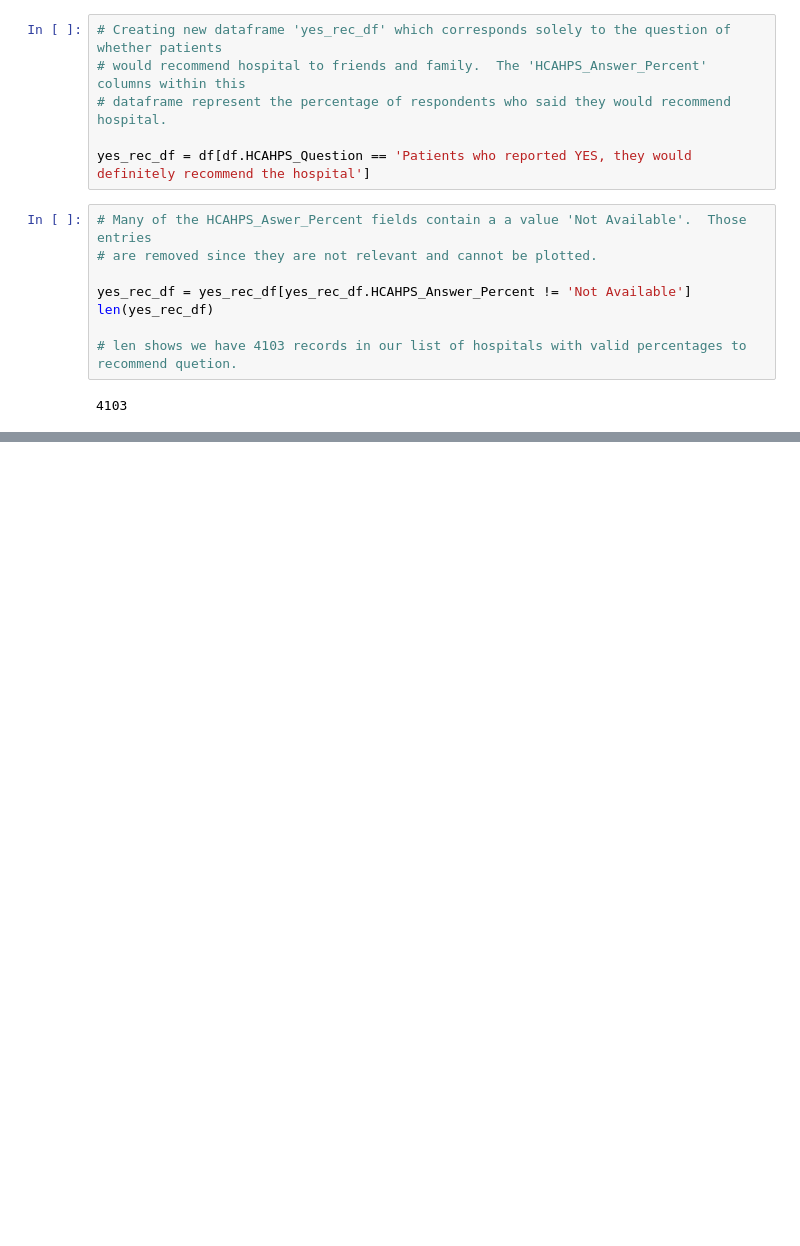
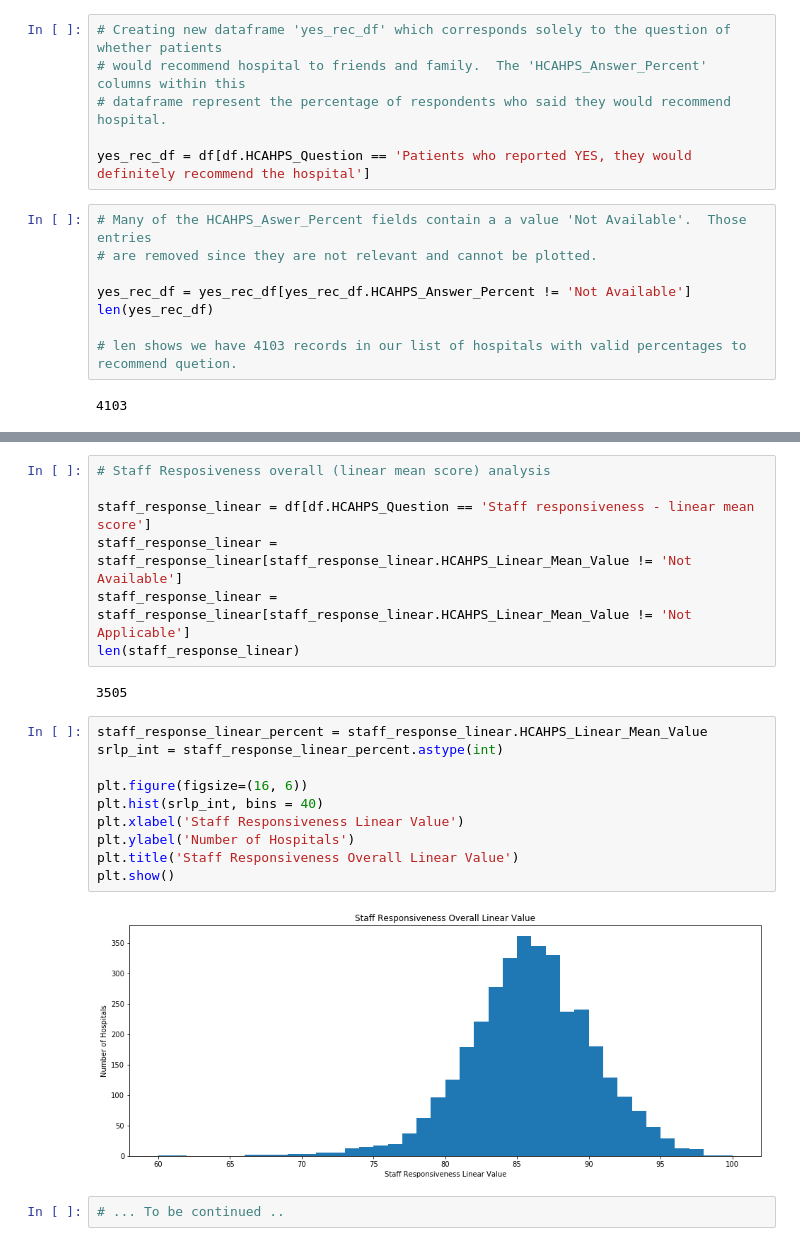
Before and after one commit to tapsmarty/Springboard, a Jupyter notebook: Hospital Patient Survey.ipynb, the cells around one changed output, grey strips where cells are left out. Cells and saved outputs as stored; diff of their text form; blank space fills up the shorter version.

```diff
--- a/Hospital Patient Survey.ipynb
+++ b/Hospital Patient Survey.ipynb
@@ -57,0 +151,23 @@ plt.show()
+# %%
+# Staff Resposiveness overall (linear mean score) analysis
+
+staff_response_linear = df[df.HCAHPS_Question == 'Staff responsiveness - linear mean score']
+staff_response_linear = staff_response_linear[staff_response_linear.HCAHPS_Linear_Mean_Value != 'Not Available']
+staff_response_linear = staff_response_linear[staff_response_linear.HCAHPS_Linear_Mean_Value != 'Not Applicable']
+len(staff_response_linear)
+# %% [output]
+3505
+# %%
+staff_response_linear_percent = staff_response_linear.HCAHPS_Linear_Mean_Value
+srlp_int = staff_response_linear_percent.astype(int)
+
+plt.figure(figsize=(16, 6))
+plt.hist(srlp_int, bins = 40)
+plt.xlabel('Staff Responsiveness Linear Value')
+plt.ylabel('Number of Hospitals')
+plt.title('Staff Responsiveness Overall Linear Value')
+plt.show()
+# %% [output]
+[figure, added]
+# %%
+# ... To be continued ..
```
Also changed, not shown: parts of 11 cells of this notebook.
